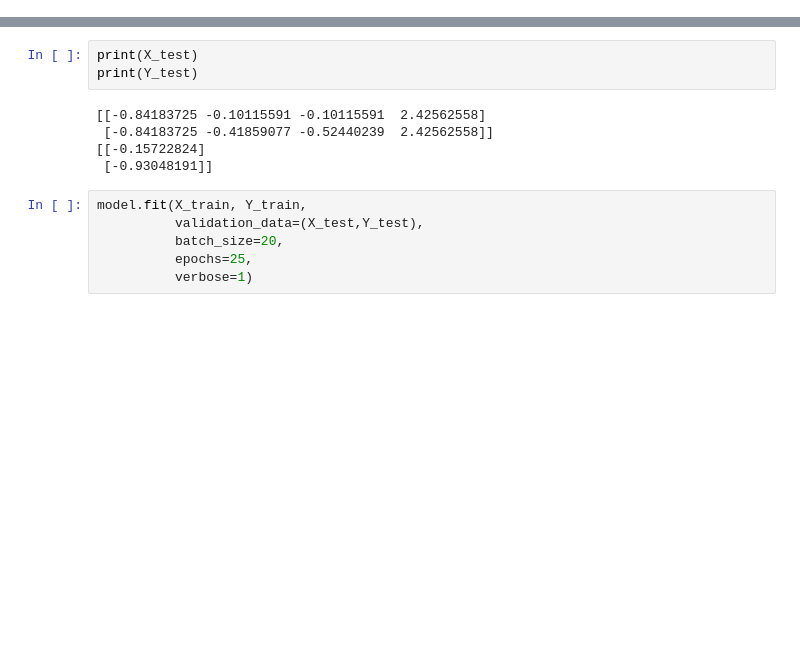
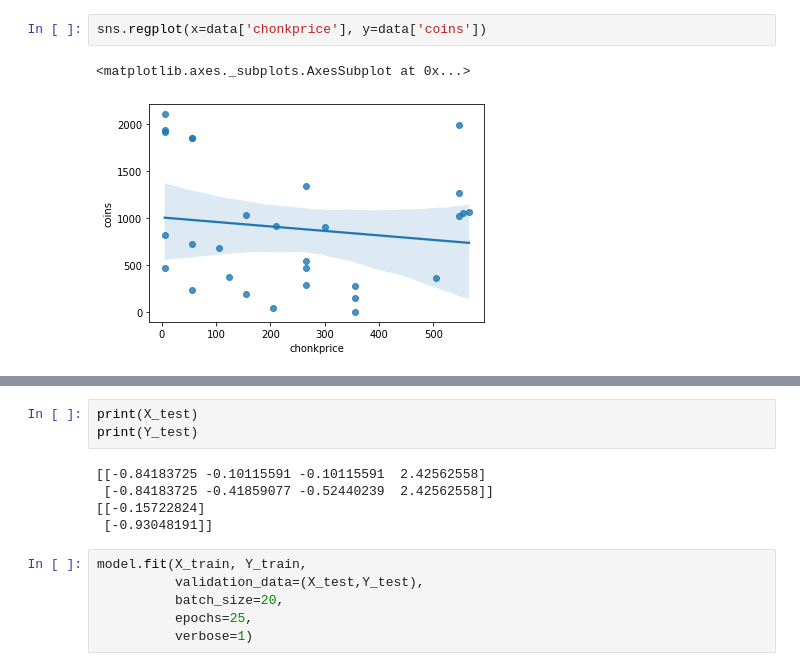
Before and after one commit to alicelambda/ml, a Jupyter notebook: Price prediction.ipynb, the cells around one changed output, grey strips where cells are left out. Drawn from its saved outputs; the diff is of its cells as text; blank space fills up the shorter version.

```diff
--- a/Price prediction.ipynb
+++ b/Price prediction.ipynb
@@ -95,0 +67,5 @@ print(Y_train)
+# %%
+sns.regplot(x=data['chonkprice'], y=data['coins'])
+# %% [output]
+<matplotlib.axes._subplots.AxesSubplot at 0x...>
+[figure, added]
```
Also changed, not shown: parts of 15 cells of this notebook.
